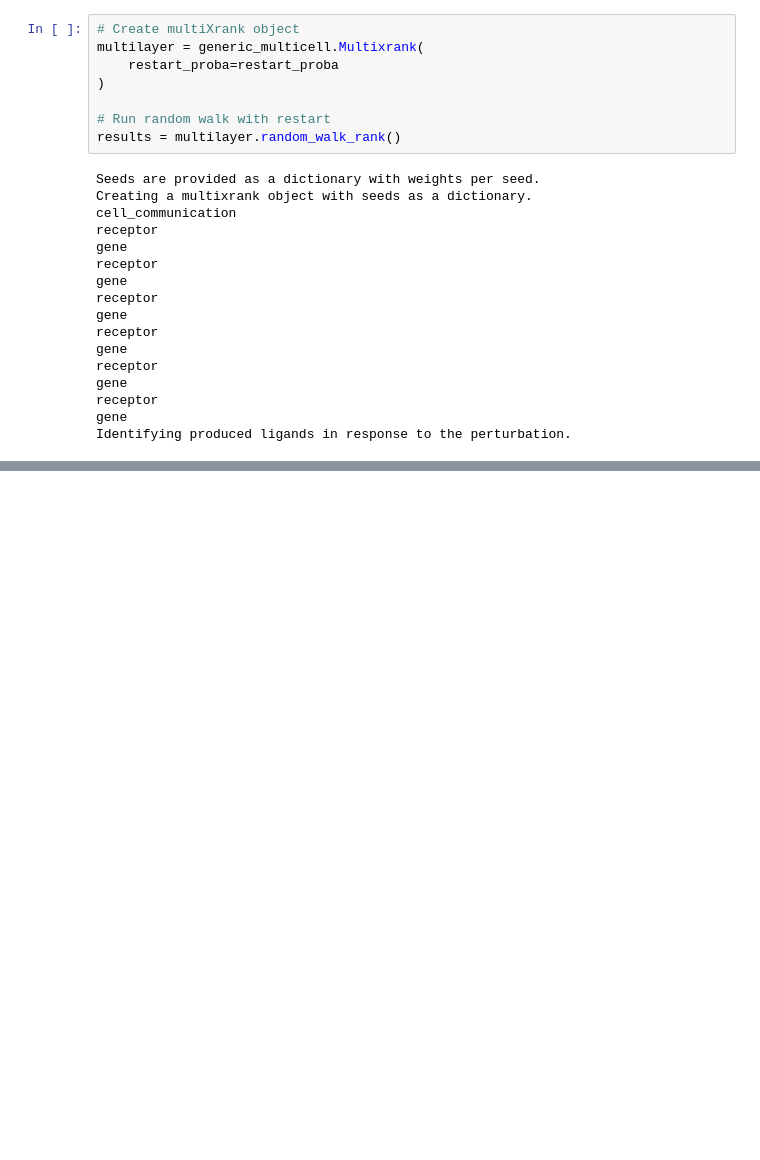
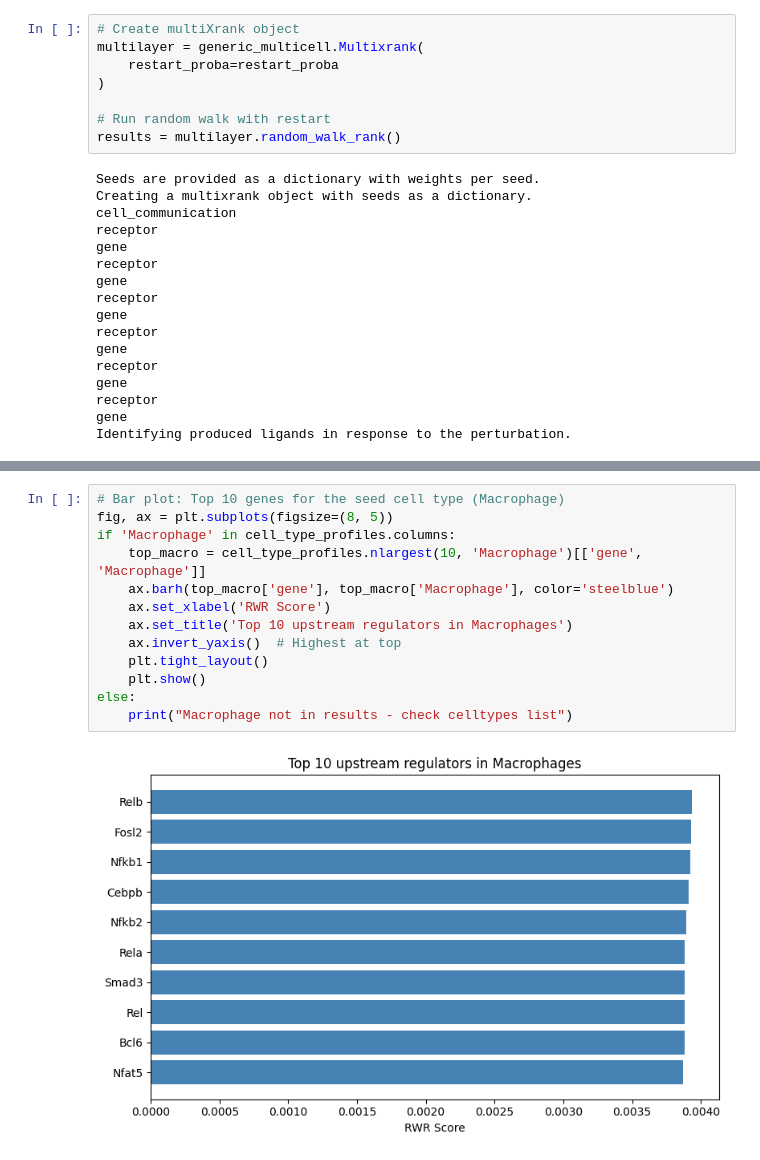
Before and after one commit to cantinilab/ReCoN, a Jupyter notebook: docs/source/recon_examples/2.recon_multicellular_coordination.ipynb, the cells around one changed output, grey strips where cells are left out. Drawn from its saved outputs; the diff is of its cells as text; blank space fills up the shorter version.

```diff
--- a/docs/source/recon_examples/2.recon_multicellular_coordination.ipynb
+++ b/docs/source/recon_examples/2.recon_multicellular_coordination.ipynb
@@ -372,0 +469,15 @@ See the caveats in the documentation: https://pandas.pydata.org/pandas-docs/stab
+# %%
+# Bar plot: Top 10 genes for the seed cell type (Macrophage)
+fig, ax = plt.subplots(figsize=(8, 5))
+if 'Macrophage' in cell_type_profiles.columns:
+    top_macro = cell_type_profiles.nlargest(10, 'Macrophage')[['gene', 'Macrophage']]
+    ax.barh(top_macro['gene'], top_macro['Macrophage'], color='steelblue')
+    ax.set_xlabel('RWR Score')
+    ax.set_title('Top 10 upstream regulators in Macrophages')
+    ax.invert_yaxis()  # Highest at top
+    plt.tight_layout()
+    plt.show()
+else:
+    print("Macrophage not in results - check celltypes list")
+# %% [output]
+[figure, added]
```
Also changed, not shown: parts of 49 cells of this notebook, 4 other files.
